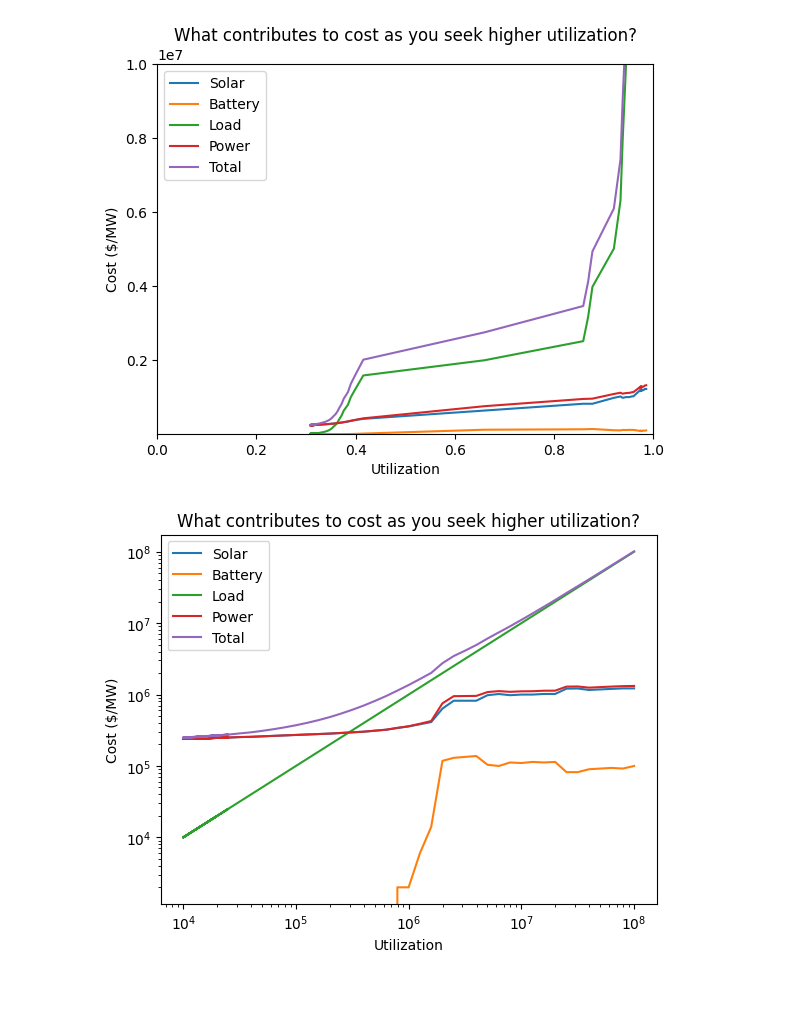
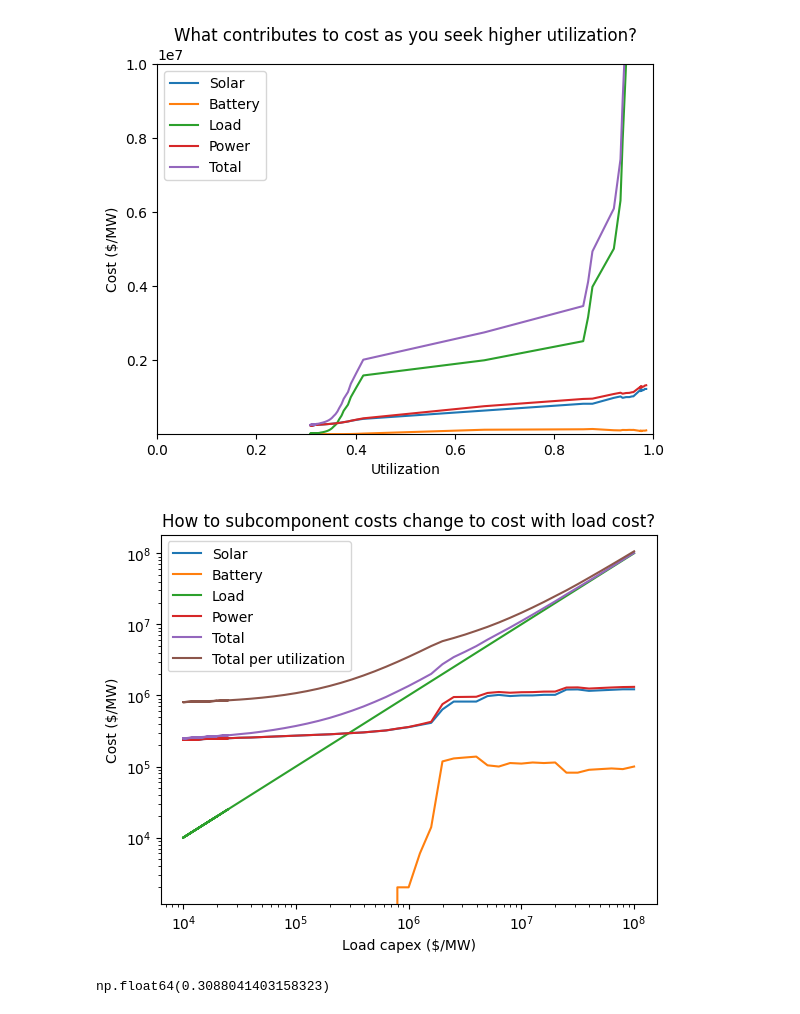
Before and after one commit to alecchendev/solar, a Jupyter notebook: solar_modeling.ipynb, the cells around one changed output. Saved outputs shown, nothing was run; the diff lists cells and outputs as text; code cells hidden in the pictures.

```diff
--- a/solar_modeling.ipynb
+++ b/solar_modeling.ipynb
@@ -923,26 +923,33 @@ plt.show()
 # %% [output]
 [figure]
 # %%
-# What contributes to cost the most as you seek higher utilization?
+# How to subcomponent costs change to cost with load cost?
 solar_cost = output_df["array cost $"]
 battery_cost = output_df["battery cost $"]
-load_cost = output_df["load cost $/MW"]
+load_cost = output_df["load cost $ (all normalized to 1 MW)"]
 power_cost = output_df["total power system cost $"]
 total_cost = output_df["total system cost $"]
+total_cost_per_util = output_df["total system cost per utilization"]
 plt.plot(load_cost, solar_cost, label='Solar')
 plt.plot(load_cost, battery_cost, label='Battery')
 plt.plot(load_cost, load_cost, label='Load')
 plt.plot(load_cost, power_cost, label='Power')
 plt.plot(load_cost, total_cost, label='Total')
+plt.plot(load_cost, total_cost_per_util, label='Total per utilization')
 
-plt.title('What contributes to cost as you seek higher utilization?')
-plt.xlabel('Utilization')
+plt.title('How to subcomponent costs change to cost with load cost?')
+plt.xlabel('Load capex ($/MW)')
 plt.ylabel('Cost ($/MW)')
 plt.xscale('log')
 plt.yscale('log')
 # plt.xlim([0, 1])
 # plt.ylim([1 * 10 ** 4, 1 * 10 ** 7]) # Adjust per graph
 plt.legend()
 plt.show()
 # %% [output]
-[figure, old version]
+[figure, new version]
+# %%
+# np.arange(0.01, utilization[0] + 0.001, 0.001)
+utilization.iloc[0]
+# %% [output]
+np.float64(0.3088041403158323)
```
Also changed, not shown: parts of 3 cells of this notebook.
